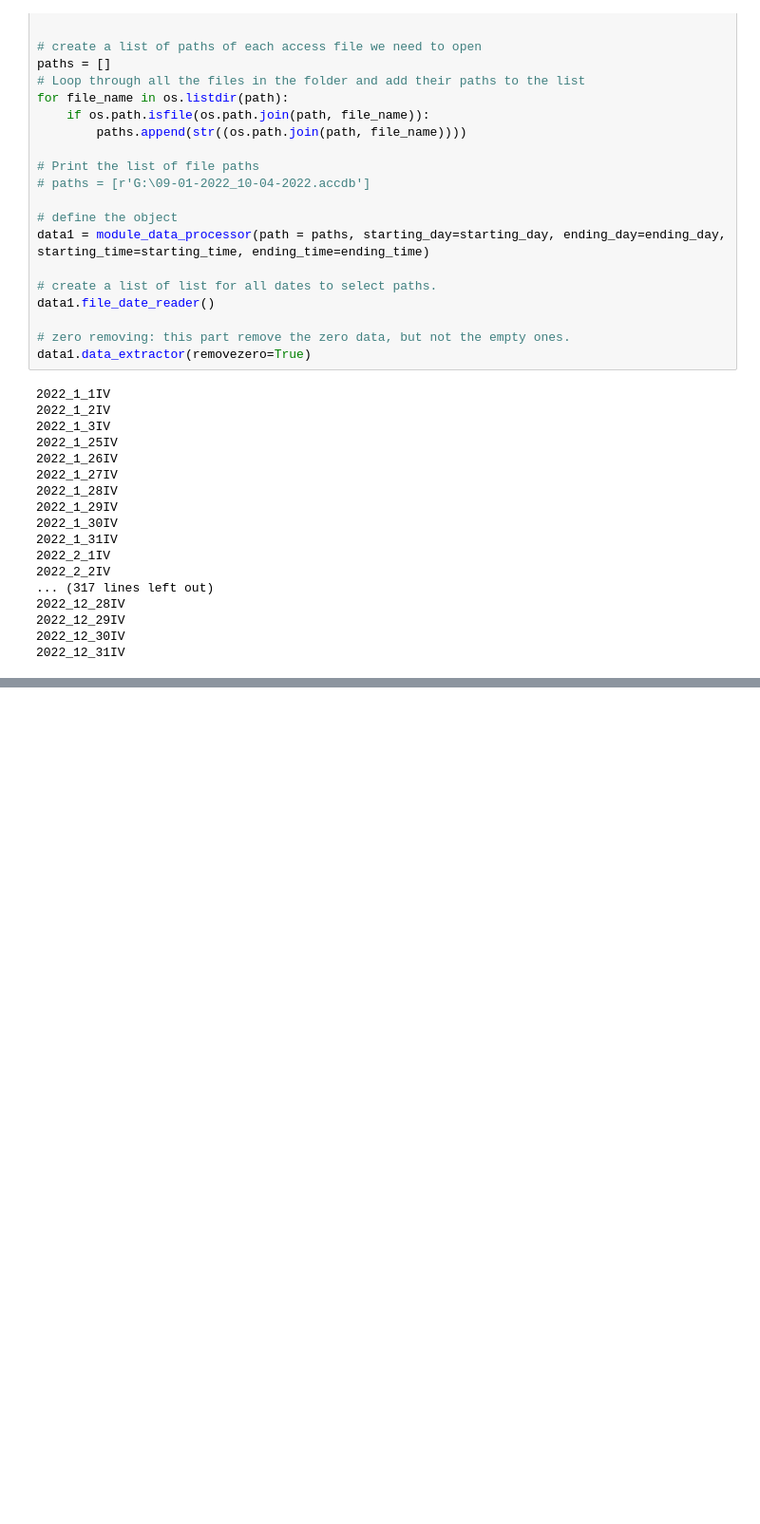
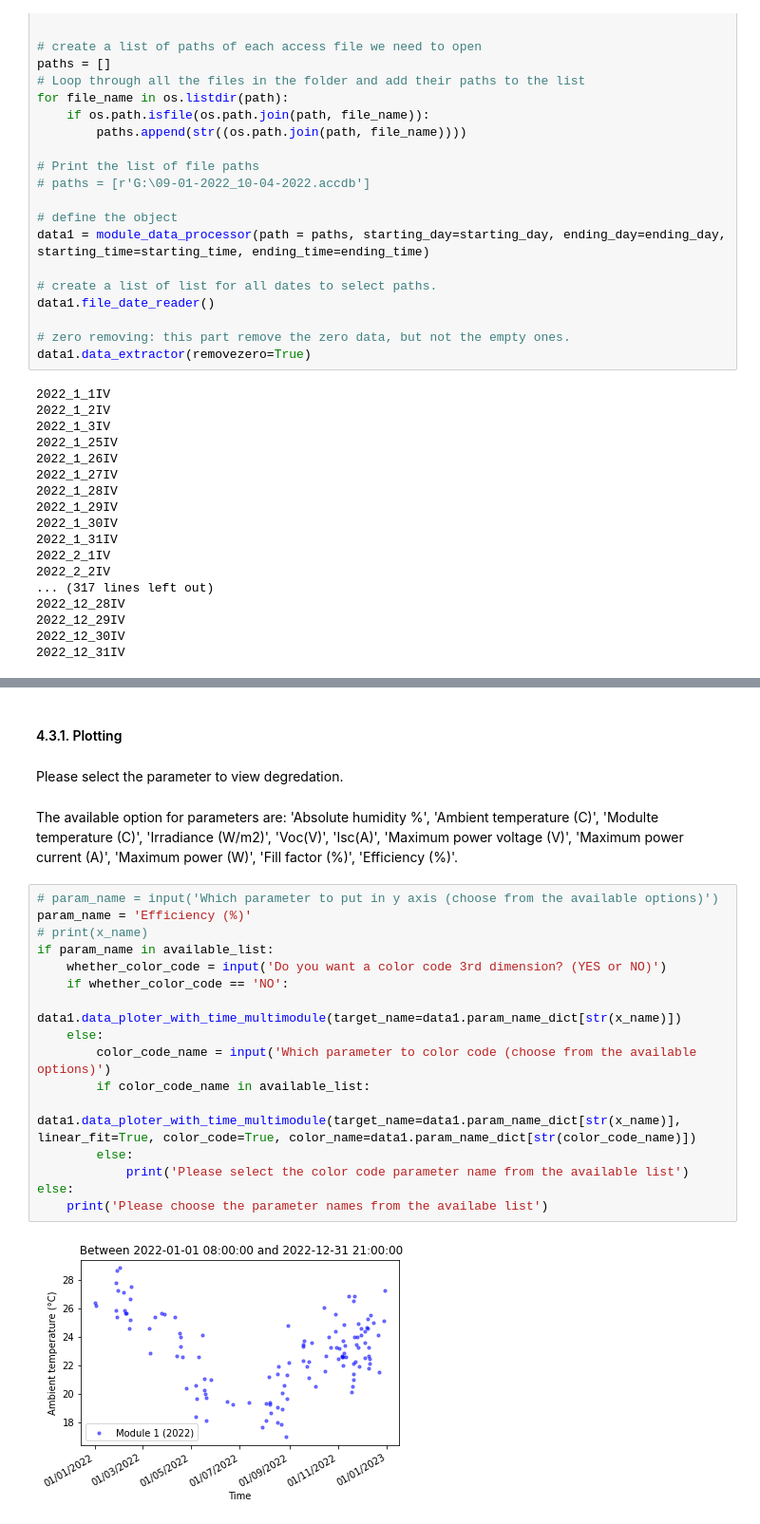
Before and after one commit to sijinwnag/Roof_module_data_processing, a Jupyter notebook: roof_module_notebook.ipynb, the cells around one changed output, grey strips where cells are left out. Shown at 95% size. Cells and saved outputs as stored; diff of their text form; blank space fills up the shorter version.

```diff
--- a/roof_module_notebook.ipynb
+++ b/roof_module_notebook.ipynb
@@ -257,0 +211,24 @@ Number of hours recorded: 8:18
+# %% [markdown]
+#### 4.3.1. Plotting
+# %% [markdown]
+Please select the parameter to view degredation.
+# %% [markdown]
+The available option for parameters are: 'Absolute humidity %', 'Ambient temperature (C)', 'Modulte temperature (C)', 'Irradiance (W/m2)', 'Voc(V)', 'Isc(A)', 'Maximum power voltage (V)', 'Maximum power current (A)', 'Maximum power (W)', 'Fill factor (%)', 'Efficiency (%)'.
+# %%
+# param_name = input('Which parameter to put in y axis (choose from the available options)')
+param_name = 'Efficiency (%)'
+# print(x_name)
+if param_name in available_list:
+    whether_color_code = input('Do you want a color code 3rd dimension? (YES or NO)')
+    if whether_color_code == 'NO':
+        data1.data_ploter_with_time_multimodule(target_name=data1.param_name_dict[str(x_name)])
+    else:
+        color_code_name = input('Which parameter to color code (choose from the available options)')
+        if color_code_name in available_list:
+            data1.data_ploter_with_time_multimodule(target_name=data1.param_name_dict[str(x_name)], linear_fit=True, color_code=True, color_name=data1.param_name_dict[str(color_code_name)])
+        else:
+            print('Please select the color code parameter name from the available list')
+else:
+    print('Please choose the parameter names from the availabe list')
+# %% [output]
+[figure, added]
```
Also changed, not shown: parts of 40 cells of this notebook, 1 other file.
